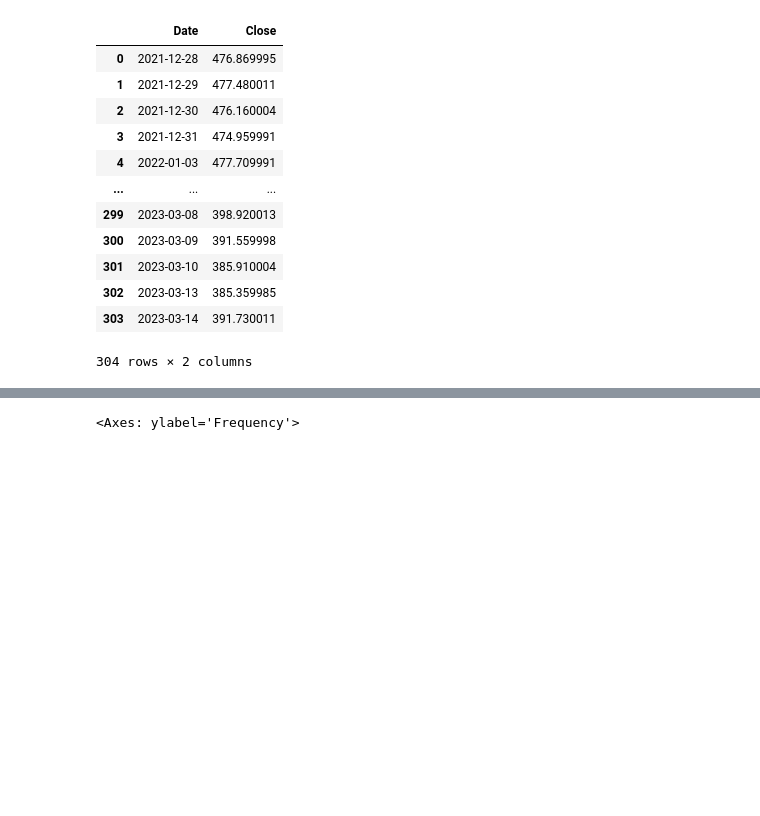
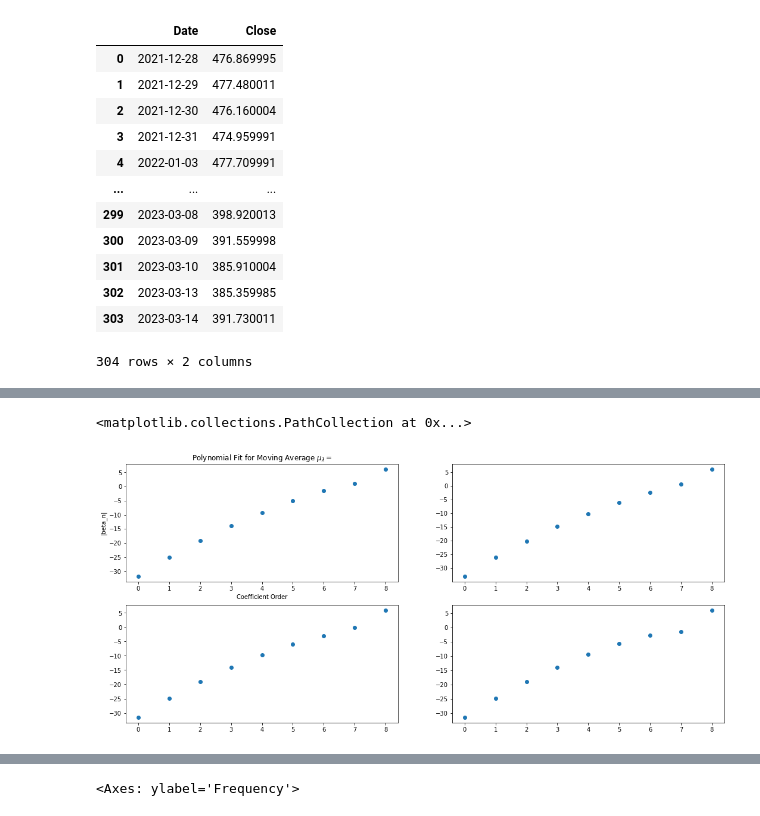
Before and after one commit to mroberts1137/Price-Data-Analysis, a Jupyter notebook: PriceDataAnalyzer-LiveRun.ipynb, the cells around one changed output, grey strips where cells are left out. Drawn from its saved outputs; the diff is of its cells as text; code cells hidden in the pictures; blank space fills up the shorter version.

```diff
--- a/PriceDataAnalyzer-LiveRun.ipynb
+++ b/PriceDataAnalyzer-LiveRun.ipynb
@@ -212,0 +299,15 @@ dt.x
+# %%
+log_abs_beta = np.log(np.abs(beta_array))
+
+fig, ax = plt.subplots(2,2, figsize=(18,8))
+ax[0,0].set_title("Polynomial Fit for Moving Average $\mu_\lambda=\beta_0\lambda^n+\dots+\beta_n$")
+ax[0,0].set_ylabel("|beta_n|")
+ax[0,0].set_xlabel("Coefficient Order")
+ax[0,0].scatter(x=np.arange(polynomial_order+1), y=log_abs_beta[0])
+ax[0,1].scatter(x=np.arange(polynomial_order+1), y=log_abs_beta[50])
+ax[1,0].scatter(x=np.arange(polynomial_order+1), y=log_abs_beta[200])
+ax[1,1].scatter(x=np.arange(polynomial_order+1), y=log_abs_beta[300])
+#ax.set_yscale('log')
+# %% [output]
+<matplotlib.collections.PathCollection at 0x...>
+[figure, added]
```
Also changed, not shown: parts of 19 cells of this notebook, 2 other files.
